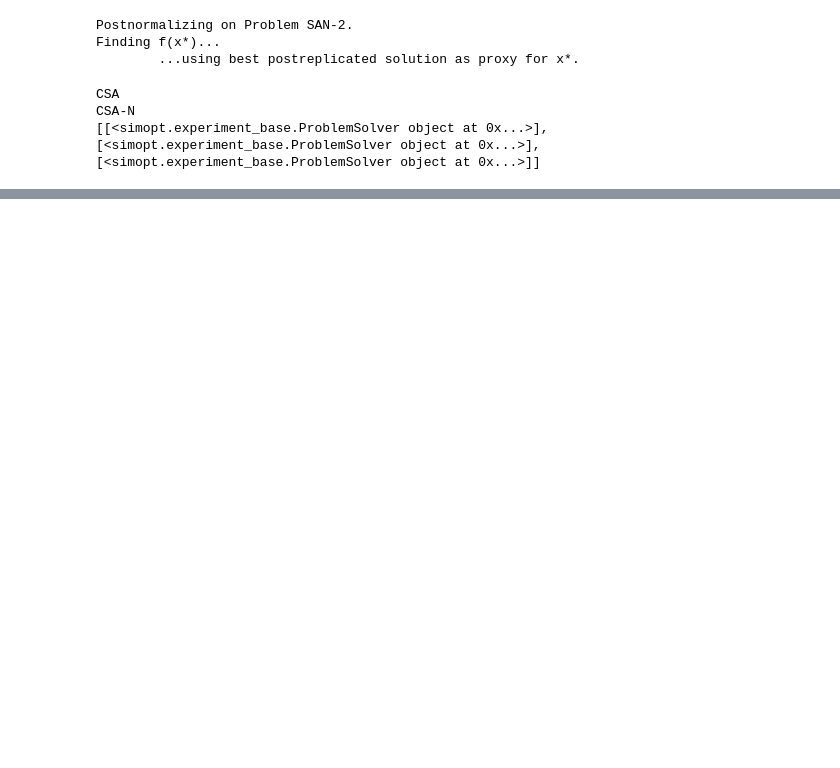
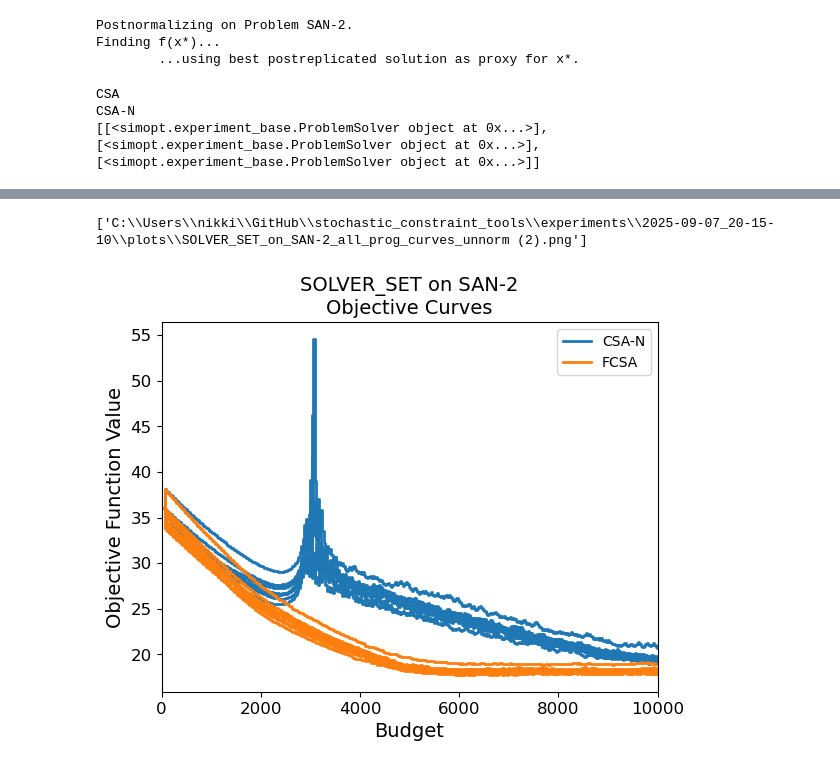
Before and after one commit to nicolefelice/stochastic_constraint_tools, a Jupyter notebook: mpc_demo.ipynb, the cells around one changed output, grey strips where cells are left out. Saved outputs shown, nothing was run; the diff lists cells and outputs as text; code cells hidden in the pictures; blank space fills up the shorter version.

```diff
--- a/mpc_demo.ipynb
+++ b/mpc_demo.ipynb
@@ -142,3 +142,8 @@ plot_feasibility_progress([plot_experiments], "all", print_max_hw=False)
 # %%
 # Plot Figure 4
 plot_experiments = myexperiment.experiments[1]+myexperiment.experiments[2]
+# plot objective progress for csa-n and fcsa
+plot_progress_curves(plot_experiments, "all", normalize=False)
+# %% [output]
+['C:\\Users\\nikki\\GitHub\\stochastic_constraint_tools\\experiments\\2025-09-07_20-15-10\\plots\\SOLVER_SET_on_SAN-2_all_prog_curves_unnorm (2).png']
+[figure, added]
```
Also changed, not shown: parts of 13 cells of this notebook, 1 other file.
